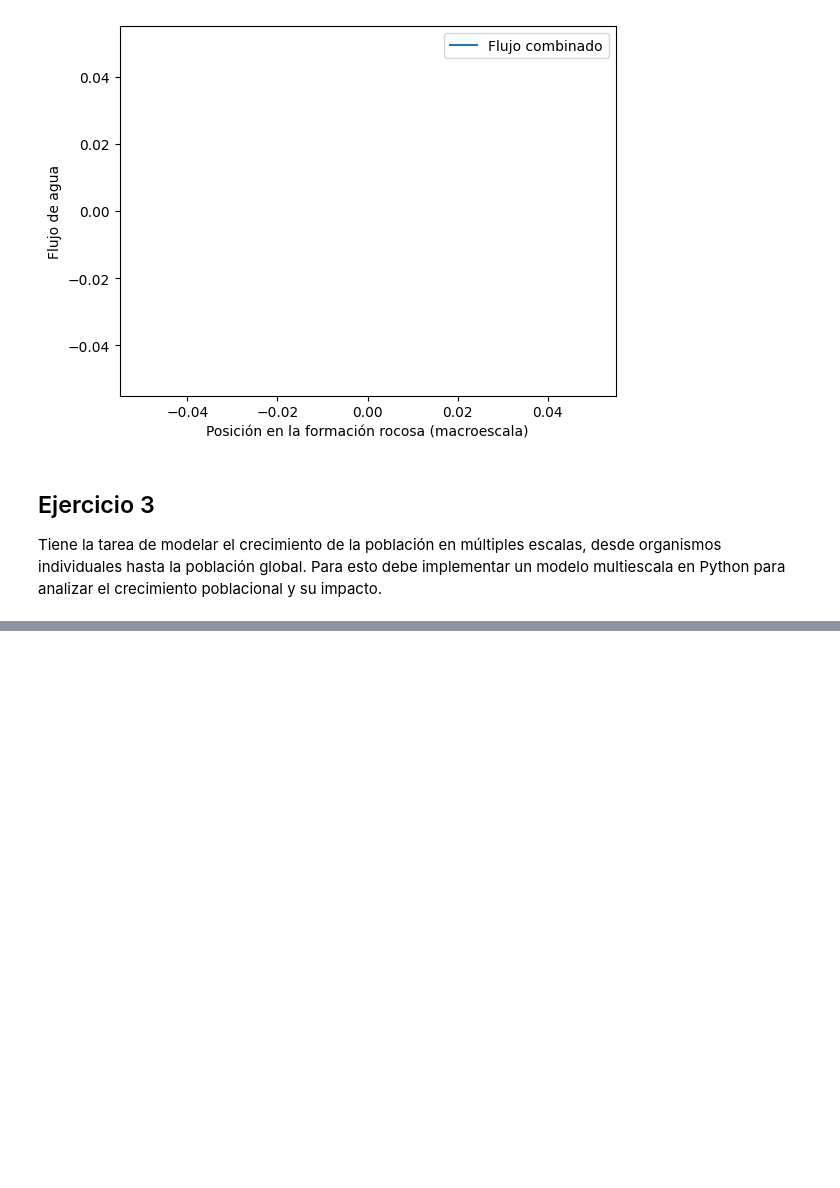
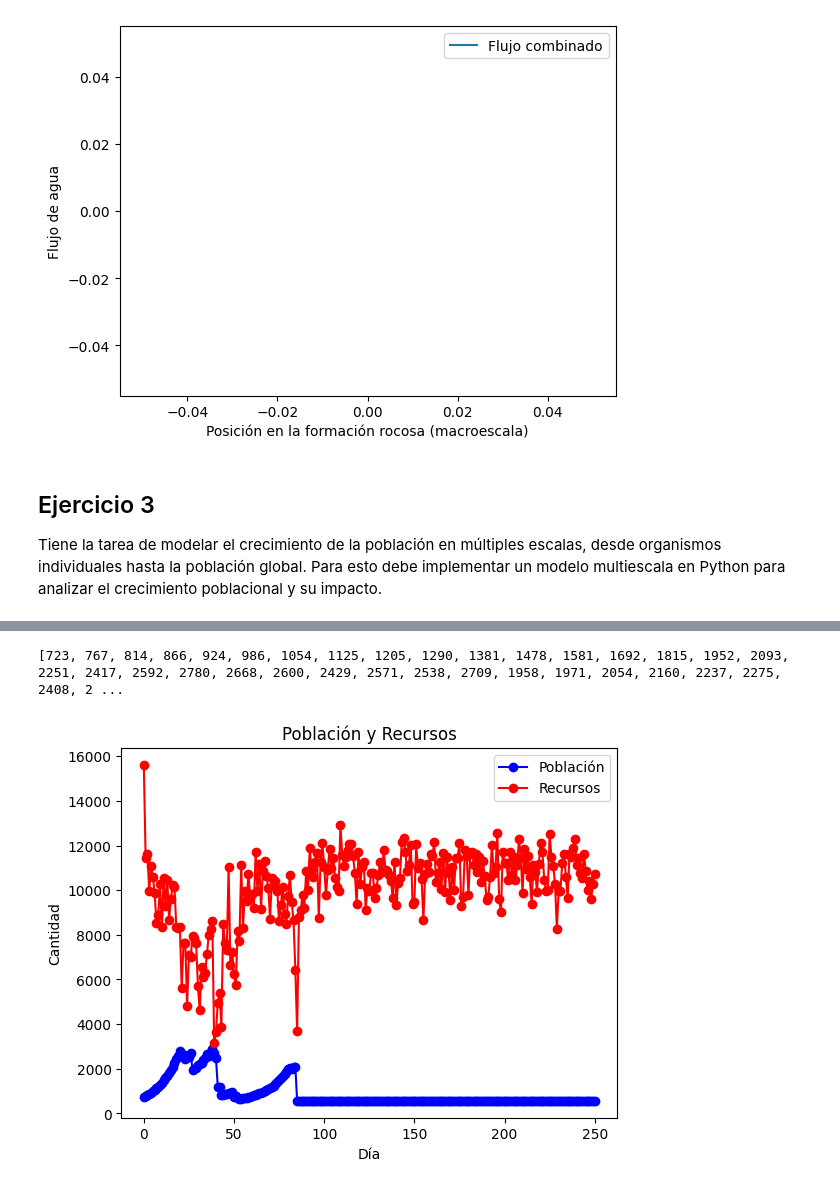
Before and after one commit to Daniel14gonc/Lab6_Modsim, a Jupyter notebook: Lab6.ipynb, the cells around one changed output, grey strips where cells are left out. Saved outputs shown, nothing was run; the diff lists cells and outputs as text; code cells hidden in the pictures; blank space fills up the shorter version.

```diff
--- a/Lab6.ipynb
+++ b/Lab6.ipynb
@@ -440,14 +449,22 @@ class packet(object):
 class village(object):
 
     def __init__(self, resources):
-        self.resources = resources
-        self.regenerate = 1 + random.uniform(0, 1)
+        self.resources = int(resources)
+        self.max_resources = int(resources)
+        self.regenerate = 1+random.uniform(0.5, 0.9)
 
     def consume_resources(self, consumtion):
         self.resources -= consumtion
 
     def regenerate_resources(self):
+        if self.resources < 100:
+            self.resources += 123
         self.resources *= self.regenerate
+
+        if self.resources > self.max_resources:
+            self.resources = self.max_resources
+
+        self.resources = int(self.resources)
 
     def get_resources(self):
         return self.resources
@@ -458,4 +475,5 @@ poblaciones = []
 
 for v in range(cantidad_lugares):
     lugares.append(village(random.uniform(1000, 2500)))
-    poblaciones.append(packet(random.uniform(250, 350), random.uniform(250, 350)))
+    if cantidad_lugares - 2 >v:
+        poblaciones.append(packet(random.uniform(50, 70), random.uniform(50, 80), v))
@@ -461,0 +541,15 @@ for v in range(cantidad_lugares):
+# %%
+print(total_population)
+
+plt.plot(range(len(total_population)), total_population, color='b', label='Población', marker='o', linestyle='-')
+plt.plot(range(len(total_resources)), total_resources, color='r', label='Recursos', marker='o', linestyle='-')
+
+# Añadir etiquetas y título
+plt.xlabel('Día')
+plt.ylabel('Cantidad')
+plt.title('Población y Recursos')
+plt.legend()
+plt.show()
+# %% [output]
+[723, 767, 814, 866, 924, 986, 1054, 1125, 1205, 1290, 1381, 1478, 1581, 1692, 1815, 1952, 2093, 2251, 2417, 2592, 2780, 2668, 2600, 2429, 2571, 2538, 2709, 1958, 1971, 2054, 2160, 2237, 2275, 2408, 2 ...
+[figure, added]
```
Also changed, not shown: parts of 5 cells of this notebook.
